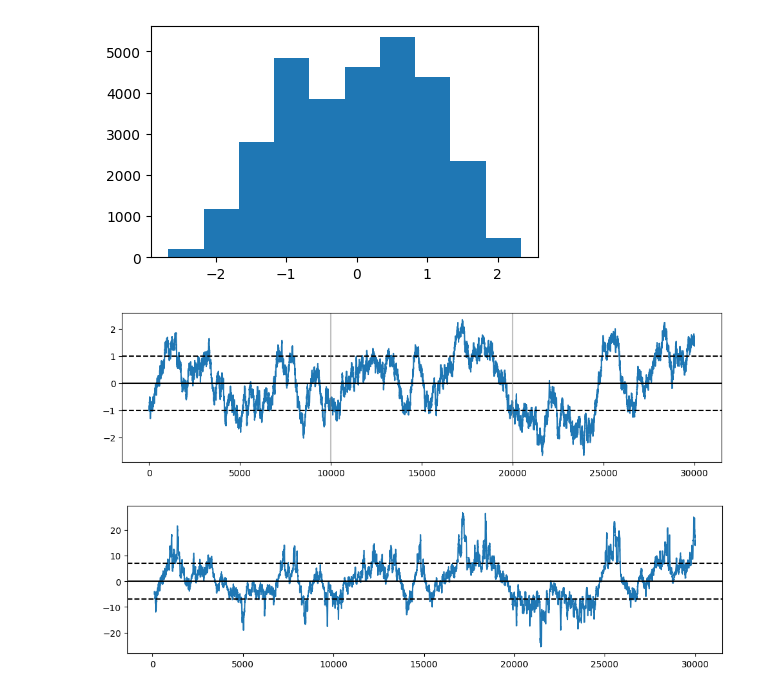
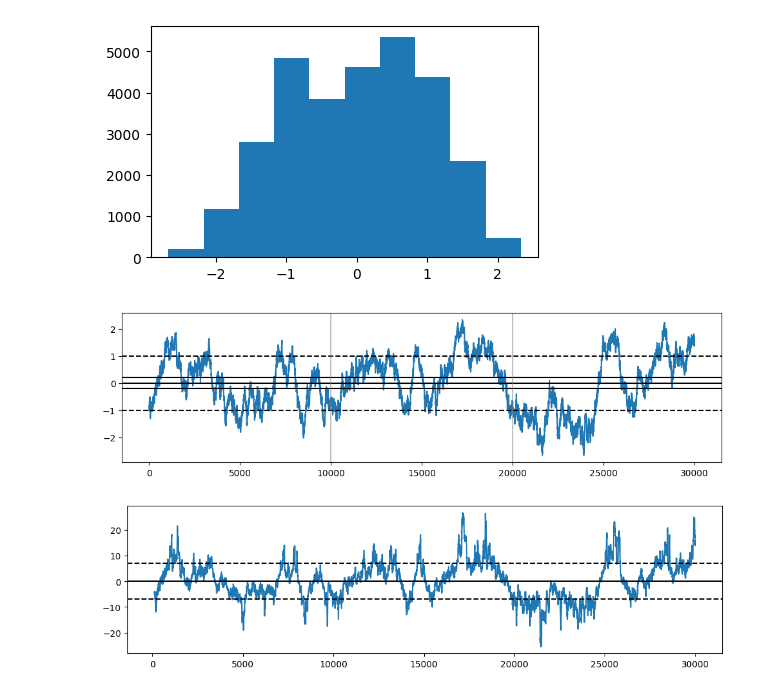
Before and after one commit to aemilani/imc-prosperity-3, a Jupyter notebook: notebooks/basket.ipynb, the cells around one changed output. Drawn from its saved outputs; the diff is of its cells as text; code cells hidden in the pictures.

```diff
--- a/notebooks/basket.ipynb
+++ b/notebooks/basket.ipynb
@@ -103,14 +127,16 @@ plt.show()
 # %%
 plt.figure(figsize=(12, 3))
 plt.plot(spr3z)
 plt.axhline(0, c='k')
+plt.axhline(0.2, c='k')
+plt.axhline(-0.2, c='k')
 plt.axhline(1, c='k', linestyle='dashed')
 plt.axhline(-1, c='k', linestyle='dashed')
 plt.axvline(10000, c='gray', alpha=0.5)
 plt.axvline(20000, c='gray', alpha=0.5)
 plt.show()
 # %% [output]
-[figure, old version]
+[figure, new version]
 # %%
 thr = 7
 plt.figure(figsize=(12, 3))
```
Also changed, not shown: parts of 10 cells of this notebook, 1 other file.
